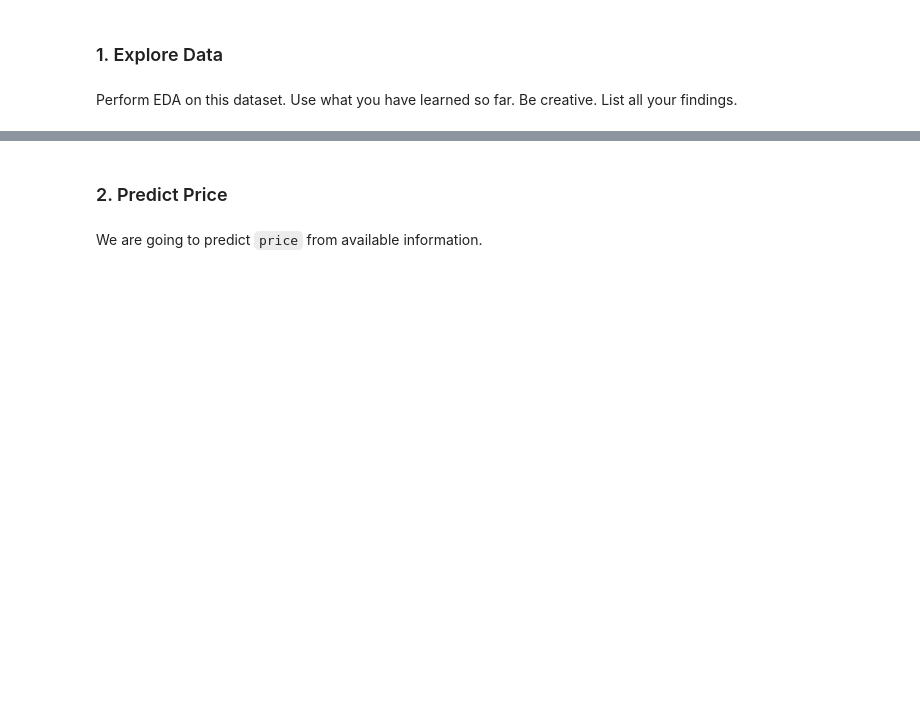
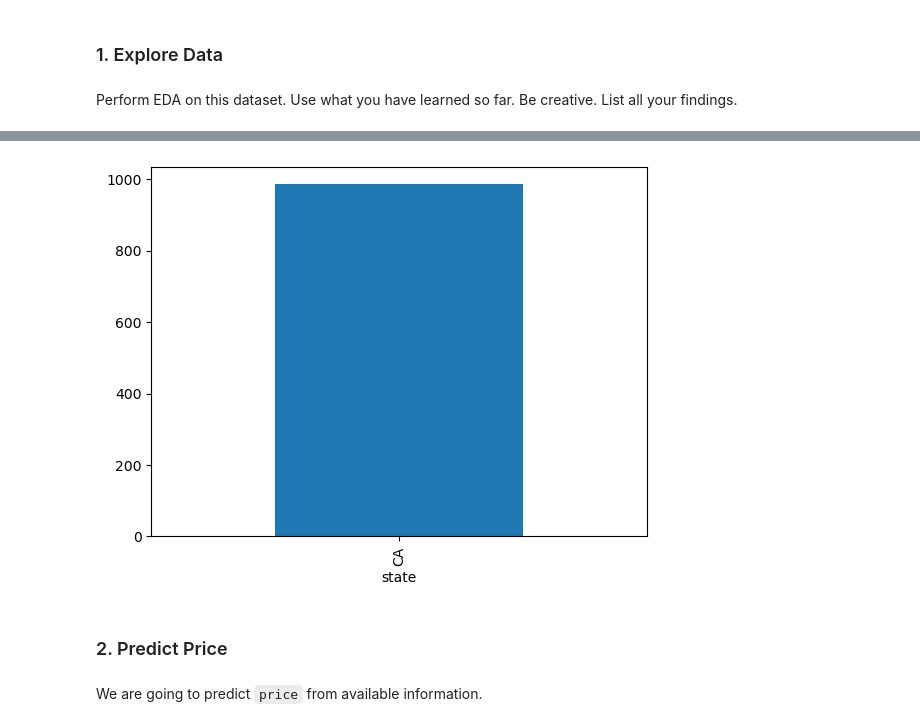
Before and after one commit to TinaDuong18/IOD, a Jupyter notebook: Module 4/Lab 4/IOD_Lab 4.1.1.ipynb, the cells around one changed output, grey strips where cells are left out. Saved outputs shown, nothing was run; the diff lists cells and outputs as text; code cells hidden in the pictures; blank space fills up the shorter version.

```diff
--- a/Module 4/Lab 4/IOD_Lab 4.1.1.ipynb
+++ b/Module 4/Lab 4/IOD_Lab 4.1.1.ipynb
@@ -35,3 +129,7 @@ house_csv.head()
+# %%
+data['state'].value_counts().plot(kind='bar');
+# %% [output]
+[figure, added]
 # %% [markdown]
 ### 2. Predict Price
 # %% [markdown]
```
Also changed, not shown: parts of 56 cells of this notebook.
